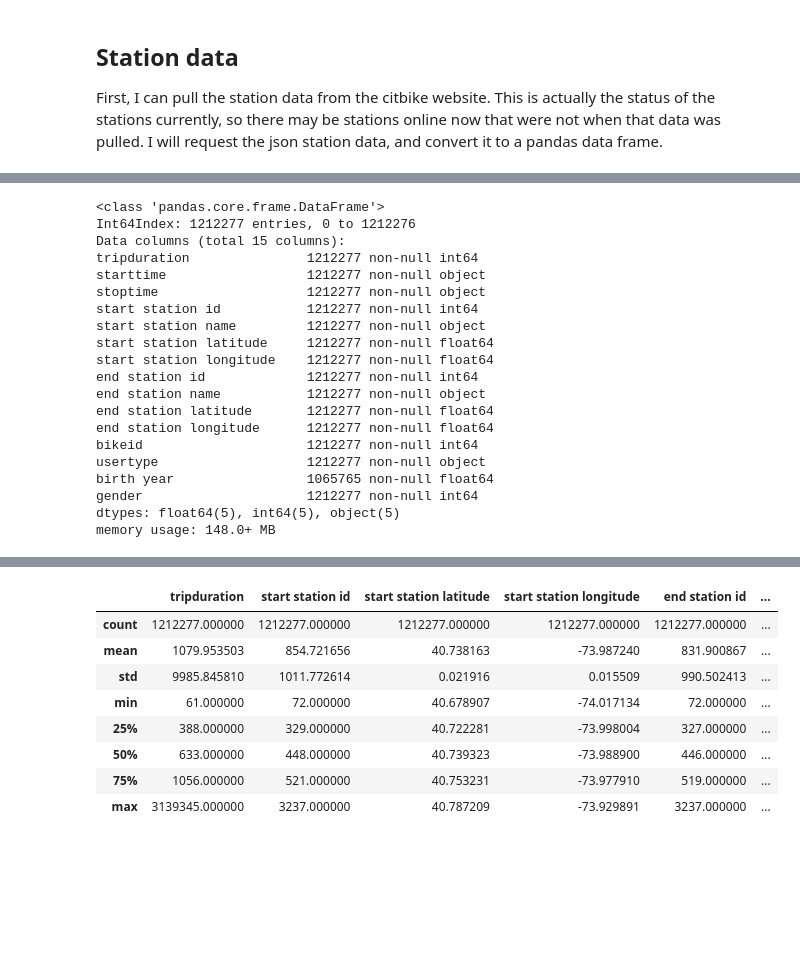
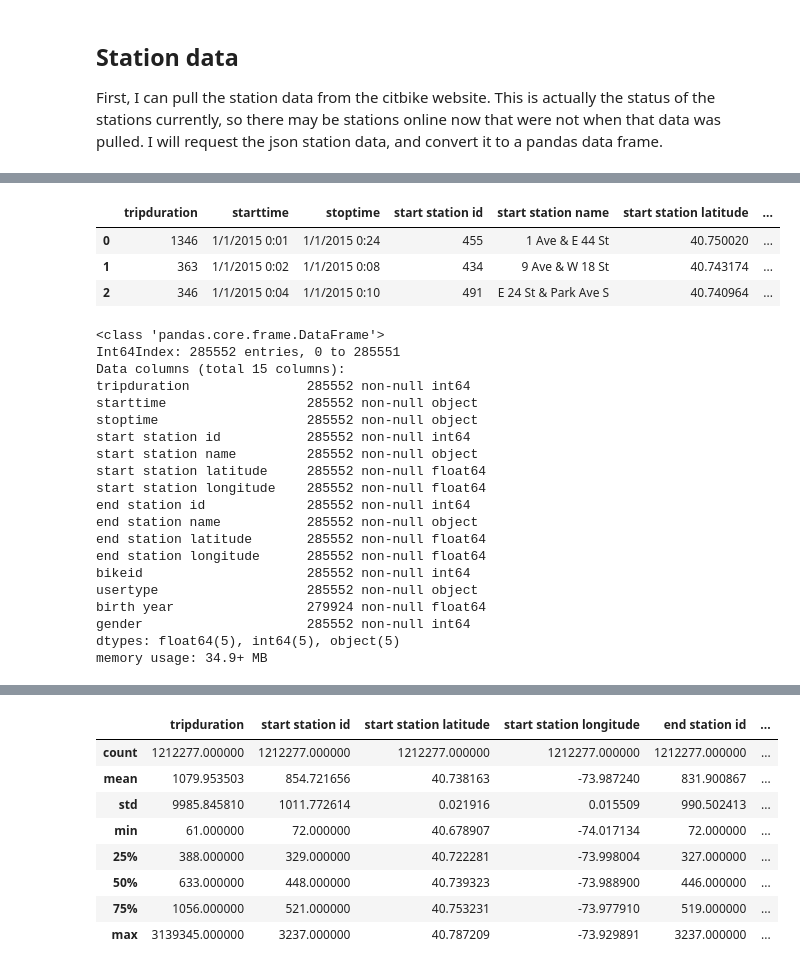
Before and after one commit to btq/citi_bike, a Jupyter notebook: CitiBike_01_Read_Explore.ipynb, the cells around one changed output, grey strips where cells are left out. Saved outputs shown, nothing was run; the diff lists cells and outputs as text; code cells hidden in the pictures; blank space fills up the shorter version.

```diff
--- a/CitiBike_01_Read_Explore.ipynb
+++ b/CitiBike_01_Read_Explore.ipynb
@@ -67,23 +56,50 @@ cb_trip_df.head(3)
+# %%
+filename = 'data/201501-citibike-tripdata.zip'
+with zipfile.ZipFile(filename) as myzip:
+    with myzip.open(myzip.namelist()[0]) as myfile:
+        cb_trip_df = pd.read_csv(myfile)
+
+runit = 0
+if runit == 1:
+    filenames = ['data/201402-citibike-tripdata.zip','data/201403-citibike-tripdata.zip','data/201404-citibike-tripdata.zip','data/201405-citibike-tripdata.zip',
+                 'data/201406-citibike-tripdata.zip','data/201407-citibike-tripdata.zip','data/201408-citibike-tripdata.zip','data/201409-citibike-tripdata.zip',
+                 'data/201410-citibike-tripdata.zip','data/201411-citibike-tripdata.zip','data/201412-citibike-tripdata.zip','data/201501-citibike-tripdata.zip',
+                 'data/201502-citibike-tripdata.zip','data/201503-citibike-tripdata.zip','data/201504-citibike-tripdata.zip','data/201505-citibike-tripdata.zip',
+                 'data/201506-citibike-tripdata.zip','data/201507-citibike-tripdata.zip','data/201508-citibike-tripdata.zip','data/201509-citibike-tripdata.zip',
+                 'data/201510-citibike-tripdata.zip','data/201511-citibike-tripdata.zip','data/201512-citibike-tripdata.zip']
+    for filen in filenames:
+        print filen
+        with zipfile.ZipFile(filen) as myzip:
+            with myzip.open(myzip.namelist()[0]) as myfile:
+                temp_df = pd.read_csv(myfile)
+                cb_trip_df = cb_trip_df.append(temp_df, ignore_index=True)
+
+cb_trip_df.head(3)
+# %% [output]
+|  | tripduration | starttime | stoptime | start station id | start station name | start station latitude | ... |
+| 0 | 1346 | 1/1/2015 0:01 | 1/1/2015 0:24 | 455 | 1 Ave & E 44 St | 40.750020 | ... |
+| 1 | 363 | 1/1/2015 0:02 | 1/1/2015 0:08 | 434 | 9 Ave & W 18 St | 40.743174 | ... |
+| 2 | 346 | 1/1/2015 0:04 | 1/1/2015 0:10 | 491 | E 24 St & Park Ave S | 40.740964 | ... |
 # %%
 cb_trip_df.info()
 # %% [output]
 <class 'pandas.core.frame.DataFrame'>
-Int64Index: 1212277 entries, 0 to 1212276
+Int64Index: 285552 entries, 0 to 285551
 Data columns (total 15 columns):
-tripduration               1212277 non-null int64
-starttime                  1212277 non-null object
-stoptime                   1212277 non-null object
-start station id           1212277 non-null int64
-start station name         1212277 non-null object
-start station latitude     1212277 non-null float64
-start station longitude    1212277 non-null float64
-end station id             1212277 non-null int64
-end station name           1212277 non-null object
-end station latitude       1212277 non-null float64
-end station longitude      1212277 non-null float64
-bikeid                     1212277 non-null int64
-usertype                   1212277 non-null object
-birth year                 1065765 non-null float64
-gender                     1212277 non-null int64
+tripduration               285552 non-null int64
+starttime                  285552 non-null object
+stoptime                   285552 non-null object
+start station id           285552 non-null int64
+start station name         285552 non-null object
+start station latitude     285552 non-null float64
+start station longitude    285552 non-null float64
+end station id             285552 non-null int64
+end station name           285552 non-null object
+end station latitude       285552 non-null float64
+end station longitude      285552 non-null float64
+bikeid                     285552 non-null int64
+usertype                   285552 non-null object
+birth year                 279924 non-null float64
+gender                     285552 non-null int64
 dtypes: float64(5), int64(5), object(5)
-memory usage: 148.0+ MB
+memory usage: 34.9+ MB
```
Also changed, not shown: parts of 28 cells of this notebook, 1 other file.
